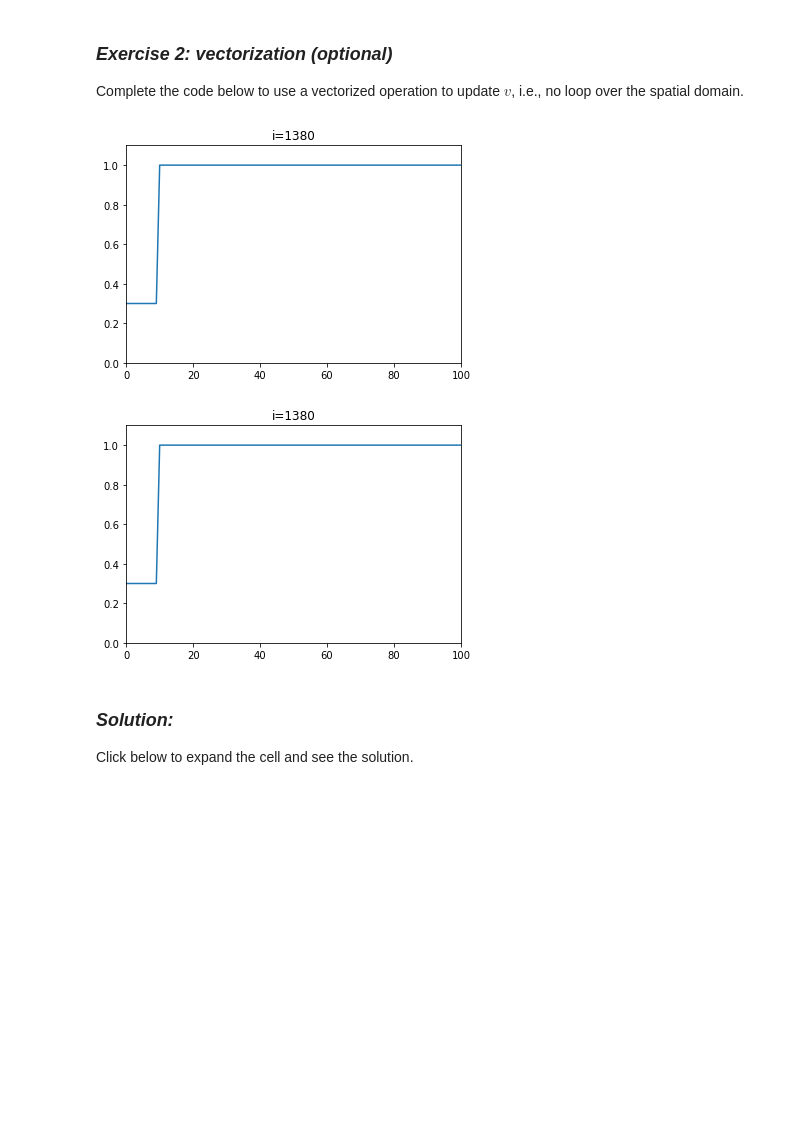
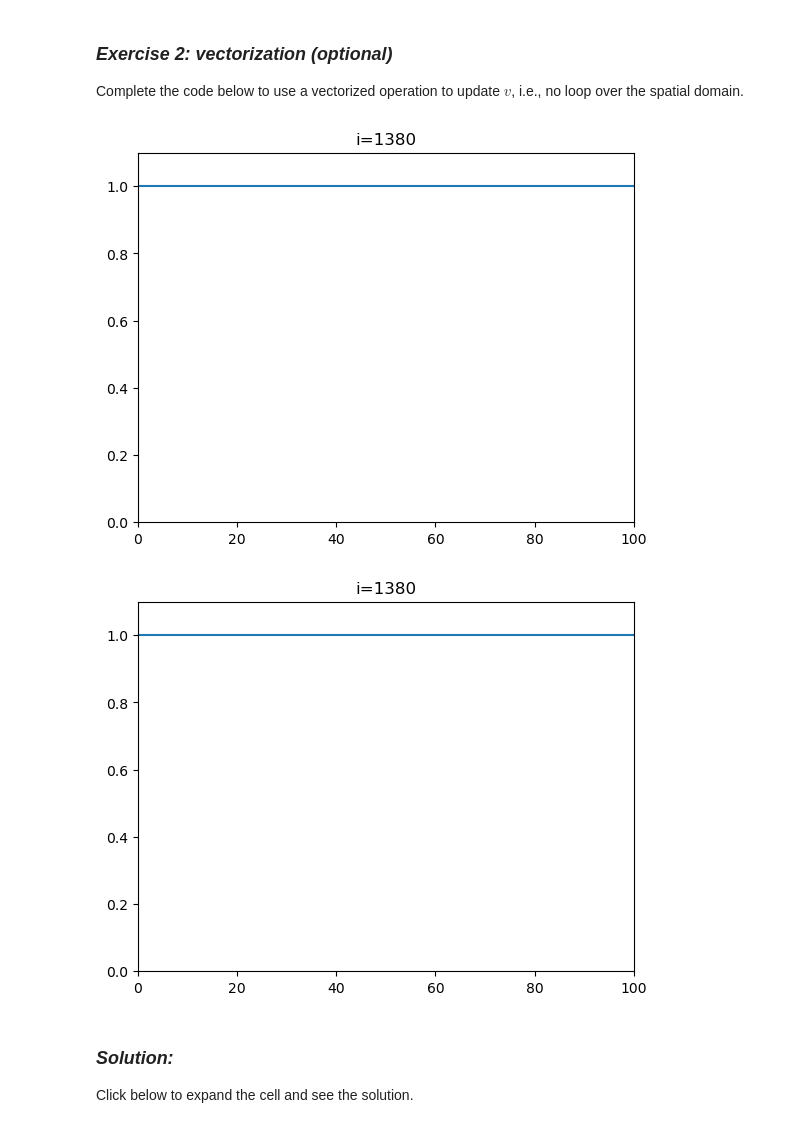
Before and after one commit to rakshakonanur/SSCP_lectures_RK, a Jupyter notebook: L08 (Electrical Conduction in the Heart)/L8_cardiac.ipynb, the cells around one changed output. Drawn from its saved outputs; the diff is of its cells as text; code cells hidden in the pictures; blank space fills up the shorter version.

```diff
--- a/L08 (Electrical Conduction in the Heart)/L8_cardiac.ipynb
+++ b/L08 (Electrical Conduction in the Heart)/L8_cardiac.ipynb
@@ -277,11 +279,12 @@ def f(v):
 
 for i in range (1400):
     for j in range(1,N):
-    	pass #replace with update formula v[j] = ...
+        v[j] = v_prev[j] + ((k*dt)/(dx**2))*(v_prev[j-1] - 2*v_prev[j] + v_prev[j+1]) + dt*f(v_prev[j])
 
     #add formulas for end points:
-    #v[0] = ...
-    #v[N] = ...
+    v[0] = v_prev[0] + ((k*dt)/(dx**2))*2*(v_prev[1] - v_prev[0]) + dt*f(v_prev[0])
+    v[N] = v_prev[N] + ((k*dt)/(dx**2))*2*(v_prev[N-1] - v_prev[N]) + dt*f(v_prev[N])
+    v_prev = v
     if i%20==0:  #to avoid displaying every time step
         plt.clf()
         plt.axis([0, L, 0, 1.1])
@@ -329,28 +332,34 @@ Complete the code below to use a vectorized operation to update $v$, i.e., no lo
 # %%
 
 #reset v to initial condition:
 v[:left] = 0.3
 v[left:] = 0
 
 #introduce the appropriate arrays for slicing:
 I = np.arange(1,N)
 Ip = I+1
 Im = I-1
 
 for i in range (1400):
-    """Insert your code here. The same formula as above, but
-    now vectorized, i.e. no loop over the array v"""
+    I_ion = f(v)
+    #first add diffusion terms:
+    v[I] = v[I] + dt * (k / dx ** 2) * (v[Ip] - 2 * v[I] + v[Im])
+    v[0] = v[0] + dt * (k / dx ** 2) * 2 * (v[1] - v[0])
+    v[N] = v[N] + dt * (k / dx ** 2) * 2 * (v[N-1] - v[N])
+
+    #then the reaction:
+    v = v + dt * I_ion
 
     if i%20==0:  #to avoid displaying every time step
         plt.clf()
         plt.axis([0, L, 0, 1.1])
         plt.plot(v)
         plt.title('i=%d' % i)
         display.clear_output(wait=True)
         display.display(plt.gcf())
 # %% [output]
-[figure, old version]
+[figure, new version]
-[figure, old version]
+[figure, new version]
 # %% [markdown]
 ### *Solution:*
 
```
Also changed, not shown: parts of 5 cells of this notebook, 1 other file.
